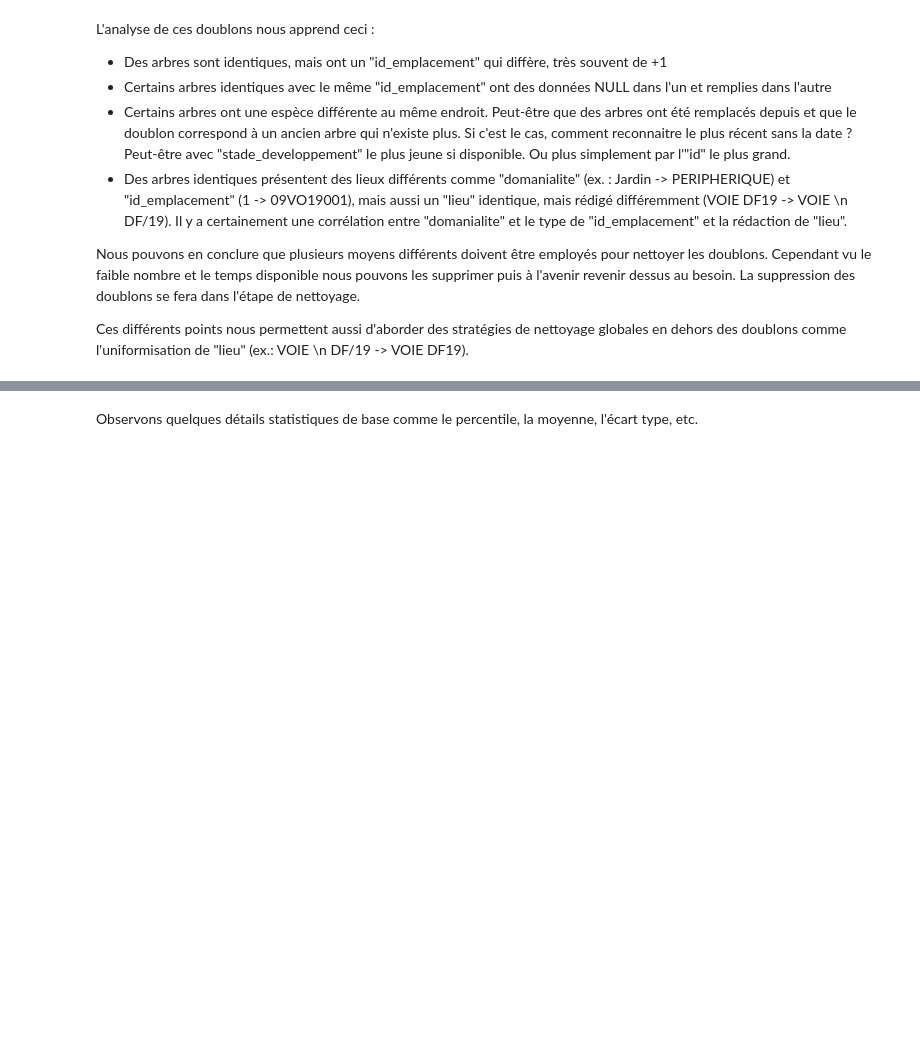
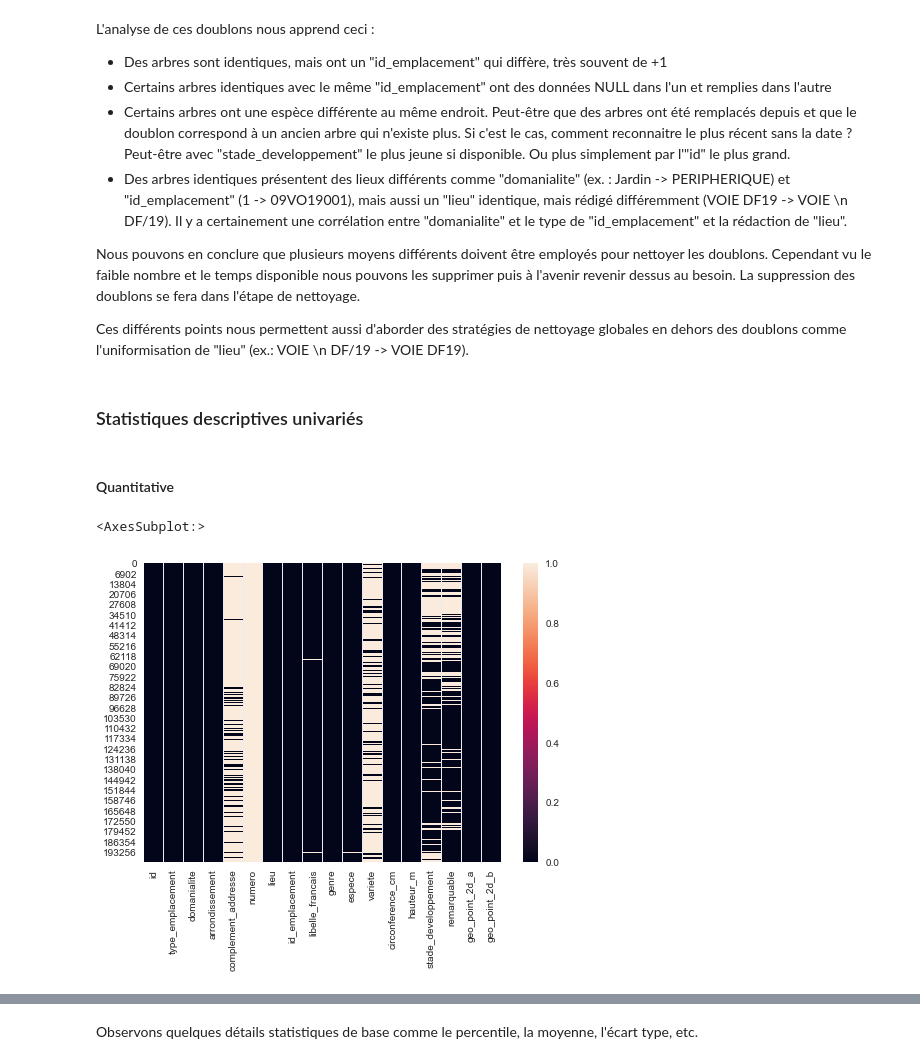
Before and after one commit to Abdess/vegetalisons_paris, a Jupyter notebook: P2_01_notebook.ipynb, the cells around one changed output, grey strips where cells are left out. Drawn from its saved outputs; the diff is of its cells as text; code cells hidden in the pictures; blank space fills up the shorter version.

Commit message:
Corrections
-	Présentation : Ajout du numéro de pages
-	Notebook : Ajout de statistiques univariées

```diff
--- a/P2_01_notebook.ipynb
+++ b/P2_01_notebook.ipynb
@@ -238,3 +241,12 @@ Nous pouvons en conclure que plusieurs moyens différents doivent être employé
 La suppression des doublons se fera dans l'étape de nettoyage.
 
 Ces différents points nous permettent aussi d'aborder des stratégies de nettoyage globales en dehors des doublons comme l'uniformisation de "lieu" (ex.: VOIE \n DF/19 -> VOIE DF19).
+# %% [markdown]
+### Statistiques descriptives univariés
+# %% [markdown]
+#### Quantitative
+# %%
+sns.heatmap(df.isna())
+# %% [output]
+<AxesSubplot:>
+[figure, added]
```
Also changed, not shown: parts of 29 cells of this notebook, 1 other file.
